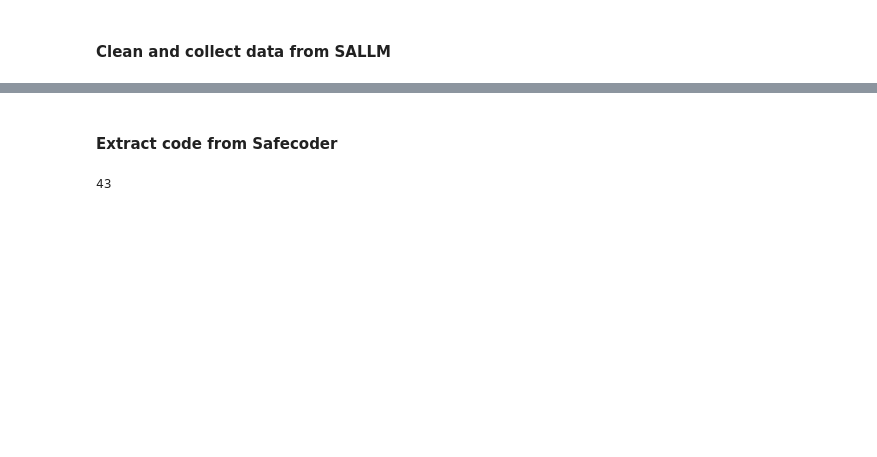
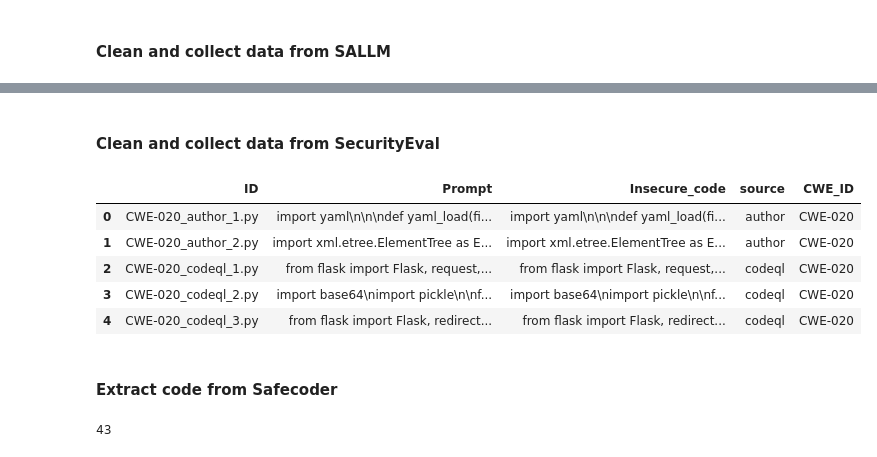
Before and after one commit to JumpTest251/mp, a Jupyter notebook: collect_data.ipynb, the cells around one changed output, grey strips where cells are left out. Cells and saved outputs as stored; diff of their text form; code cells hidden in the pictures; blank space fills up the shorter version.

```diff
--- a/collect_data.ipynb
+++ b/collect_data.ipynb
@@ -112,6 +112,25 @@ Sources =  ['Author' 'StackOverflow' 'CodeQL' 'SecurityEval' 'SonarSource' 'CWEL
 # %%
 sallm_output = sallm.to_json(orient="records").replace("\\/", "/")
 print(sallm_output, file=open("preparation/sallm-clean.json", "w"))
+# %% [markdown]
+#### **Clean and collect data from SecurityEval**
+# %%
+#preperation/sec_eval.jsonl
+seceval = pd.read_json('preparation/sec_eval.jsonl', lines=True)
+seceval['source'] = seceval['ID'].apply(lambda x: x.split('_')[1])
+seceval['CWE_ID'] = seceval['ID'].apply(lambda x: x.split('_')[0])
+
+seceval_output = seceval.to_json(orient="records").replace("\\/", "/")
+print(seceval_output, file=open("preparation/sec_eval_new.json", "w"))
+
+seceval.head(5)
+# %% [output]
+|  | ID | Prompt | Insecure_code | source | CWE_ID |
+| 0 | CWE-020_author_1.py | import yaml\n\n\ndef yaml_load(fi... | import yaml\n\n\ndef yaml_load(fi... | author | CWE-020 |
+| 1 | CWE-020_author_2.py | import xml.etree.ElementTree as E... | import xml.etree.ElementTree as E... | author | CWE-020 |
+| 2 | CWE-020_codeql_1.py | from flask import Flask, request,... | from flask import Flask, request,... | codeql | CWE-020 |
+| 3 | CWE-020_codeql_2.py | import base64\nimport pickle\n\nf... | import base64\nimport pickle\n\nf... | codeql | CWE-020 |
+| 4 | CWE-020_codeql_3.py | from flask import Flask, redirect... | from flask import Flask, redirect... | codeql | CWE-020 |
 # %% [markdown]
 #### **Extract code from Safecoder**
 # %%
```
Also changed, not shown: parts of 1 cell of this notebook, 6 other files.
